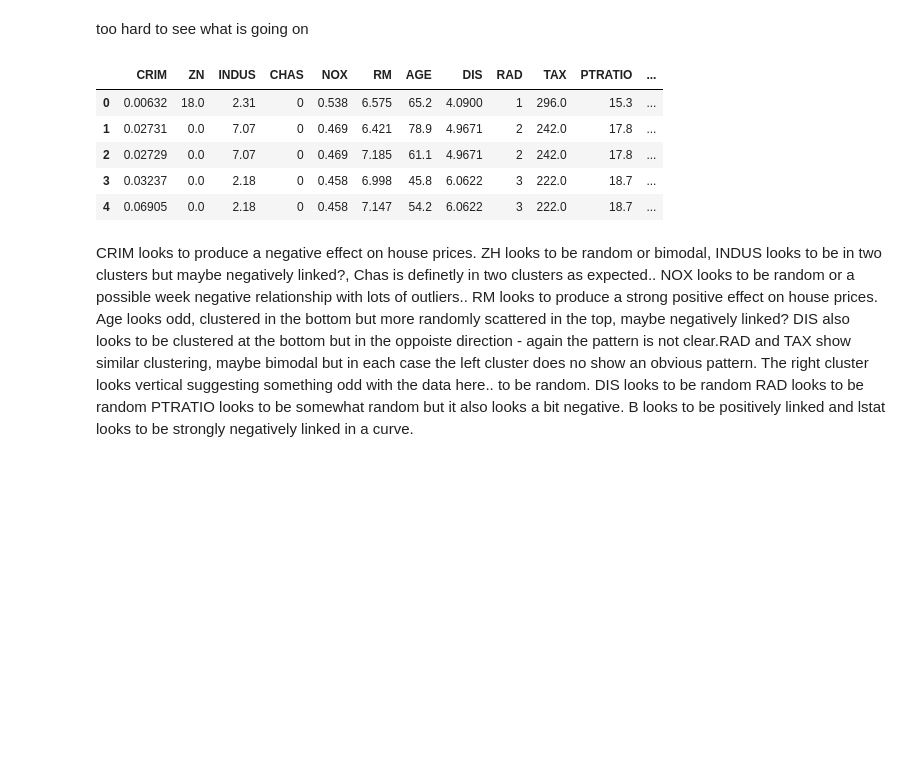
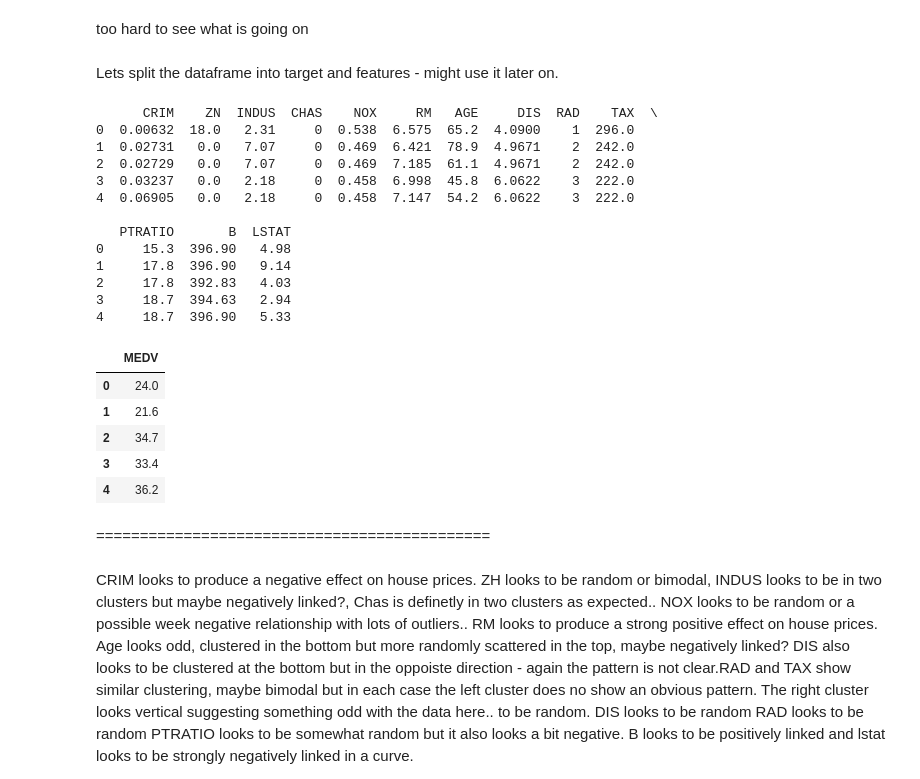
Before and after one commit to Osheah/boston-house-prices, a Jupyter notebook: boston-house-prices.ipynb, the cells around one changed output. Drawn from its saved outputs; the diff is of its cells as text; code cells hidden in the pictures; blank space fills up the shorter version.

```diff
--- a/boston-house-prices.ipynb
+++ b/boston-house-prices.ipynb
@@ -80,7 +275,0 @@ import sys
-# %%
-# using the data from machine learning repository
-# specify the column names
-names =["CRIM", "ZN", "INDUS", "CHAS", "NOX", "RM", "AGE", "DIS", "RAD", "TAX", "PTRATIO", "B", "LSTAT", "MEDV"]
-# Read the csv and convert it to a a dataframe with  one white space as seperator
-df =  pd.read_csv('data/housing.data.csv',  sep='\s+', header = None, names = names, engine='python') # no headers
-df.head()
@@ -368,10 +358,0 @@ print(boston.iloc[23, 0])
-# %%
-df["CRIM"]=df.round({"CRIM":5})
-df
-df.where(df.values==boston.values).notna()
-ne = (df != boston).any(1)
-ne
-if ne.any:
-    print("same databases")
-else:
-    print("different databases")
@@ -558,18 +464,36 @@ g.map_diag(hide_current_axis)
 [figure]
 # %% [markdown]
 too hard to see what is going on
+# %% [markdown]
+Lets split the dataframe into target and features - might use it later on.
 # %%
 target =pd.DataFrame(df['MEDV'])
 #target.head()
 features = df.drop(["MEDV"], axis =1)
-features.head()
+print(features.head())
+target.head()
 # %% [output]
+      CRIM    ZN  INDUS  CHAS    NOX     RM   AGE     DIS  RAD    TAX  \
+0  0.00632  18.0   2.31     0  0.538  6.575  65.2  4.0900    1  296.0
+1  0.02731   0.0   7.07     0  0.469  6.421  78.9  4.9671    2  242.0
+2  0.02729   0.0   7.07     0  0.469  7.185  61.1  4.9671    2  242.0
+3  0.03237   0.0   2.18     0  0.458  6.998  45.8  6.0622    3  222.0
+4  0.06905   0.0   2.18     0  0.458  7.147  54.2  6.0622    3  222.0
+
+   PTRATIO       B  LSTAT
+0     15.3  396.90   4.98
+1     17.8  396.90   9.14
+2     17.8  392.83   4.03
+3     18.7  394.63   2.94
+4     18.7  396.90   5.33
-|  | CRIM | ZN | INDUS | CHAS | NOX | RM | AGE | DIS | RAD | TAX | PTRATIO | ... |
-| 0 | 0.00632 | 18.0 | 2.31 | 0 | 0.538 | 6.575 | 65.2 | 4.0900 | 1 | 296.0 | 15.3 | ... |
-| 1 | 0.02731 | 0.0 | 7.07 | 0 | 0.469 | 6.421 | 78.9 | 4.9671 | 2 | 242.0 | 17.8 | ... |
-| 2 | 0.02729 | 0.0 | 7.07 | 0 | 0.469 | 7.185 | 61.1 | 4.9671 | 2 | 242.0 | 17.8 | ... |
-| 3 | 0.03237 | 0.0 | 2.18 | 0 | 0.458 | 6.998 | 45.8 | 6.0622 | 3 | 222.0 | 18.7 | ... |
-| 4 | 0.06905 | 0.0 | 2.18 | 0 | 0.458 | 7.147 | 54.2 | 6.0622 | 3 | 222.0 | 18.7 | ... |
+|  | MEDV |
+| 0 | 24.0 |
+| 1 | 21.6 |
+| 2 | 34.7 |
+| 3 | 33.4 |
+| 4 | 36.2 |
+# %% [markdown]
+=============================================
 # %%
 #g = sns.pairplot(df, vars=names) # same as before - I only want one row
 # %% [markdown]
```
Also changed, not shown: parts of 96 cells of this notebook.
